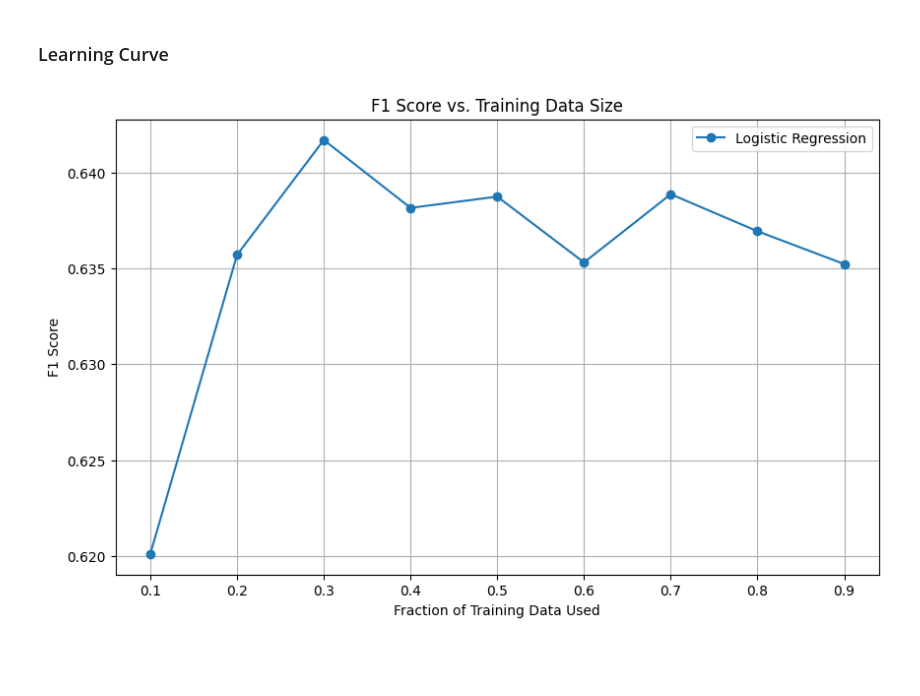
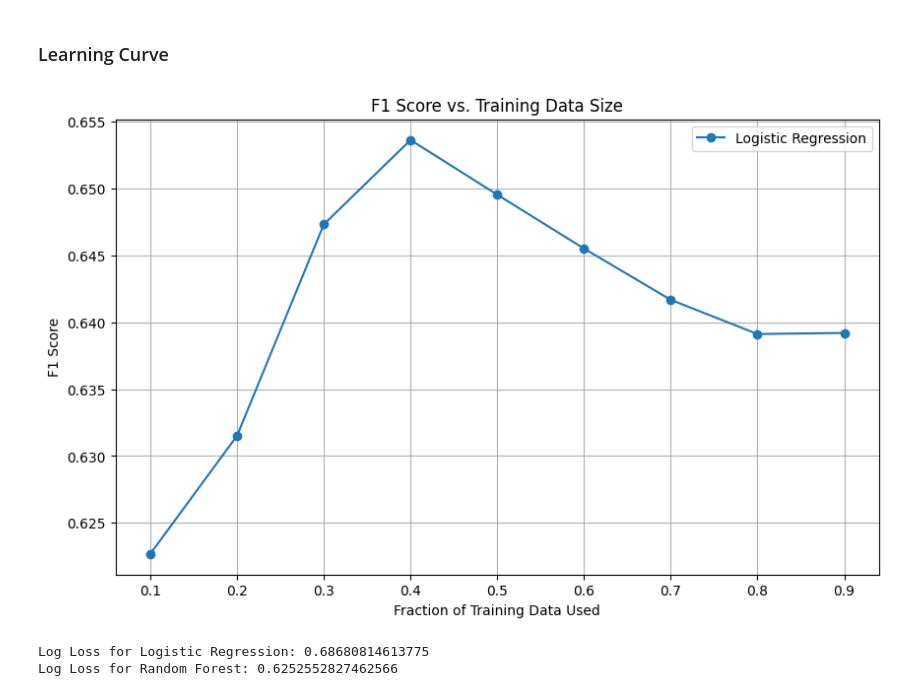
Before and after one commit to belalmn/Deepfake-Detection-Capstone, a Jupyter notebook: Model Training and Evaluation.ipynb, the cells around one changed output. Saved outputs shown, nothing was run; the diff lists cells and outputs as text; code cells hidden in the pictures; blank space fills up the shorter version.

```diff
--- a/Model Training and Evaluation.ipynb
+++ b/Model Training and Evaluation.ipynb
@@ -106,7 +106,7 @@ X = df.drop(['video_name', 'Video Authenticity Label'], axis=1)
 y = df['Video Authenticity Label'].map({'FAKE': 0, 'REAL': 1})  # Convert labels to binary
 
 # Split the dataset into training and testing sets
-X_train, X_test, y_train, y_test = train_test_split(X, y, test_size=0.2, random_state=42)
+X_train, X_test, y_train, y_test = train_test_split(X, y, test_size=0.2, shuffle=False)
 
 # Impute missing values using the mean of each column
 imputer = SimpleImputer(strategy='mean')
@@ -352,35 +352,35 @@ def calculate_f1_scores(model, X, y, increments, imputer, scaler):
     """
     f1_scores = []
     for frac in increments:
         # Splitting the data
-        X_sample, _, y_sample, _ = train_test_split(X, y, train_size=frac, random_state=42)
+        X_sample, _, y_sample, _ = train_test_split(X, y, train_size=frac, shuffle=False)
 
         # Impute and scale the sample
         X_sample_imputed = imputer.fit_transform(X_sample)
         X_sample_scaled = scaler.fit_transform(X_sample_imputed)
 
         # Training the model
         model.fit(X_sample_scaled, y_sample)
 
         # Making predictions and calculating F1 score
         predictions = model.predict(X_sample_scaled)
         score = f1_score(y_sample, predictions)
         f1_scores.append(score)
 
     return f1_scores
 fractions = np.linspace(0.1, 0.9, 9)  # Adjusted fractions, excluding 1.0
 f1_scores_logistic = calculate_f1_scores(LogisticRegression(max_iter=1000), X_train, y_train, fractions, imputer, scaler)
 
 plt.figure(figsize=(10, 6))
 plt.plot(fractions, f1_scores_logistic, marker='o', label='Logistic Regression')
 plt.title('F1 Score vs. Training Data Size')
 plt.xlabel('Fraction of Training Data Used')
 plt.ylabel('F1 Score')
 plt.legend()
 plt.grid(True)
 plt.show()
 # %% [output]
-[figure, old version]
+[figure, new version]
 # %%
 from sklearn.metrics import log_loss
 
@@ -394,3 +394,6 @@ rf_probs = rf_model.predict_proba(X_test_imputed)[:, 1]
 # Calculate the log loss for the Random Forest model
 log_loss_rf = log_loss(y_test, rf_probs)
 print(f"Log Loss for Random Forest: {log_loss_rf}")
+# %% [output]
+Log Loss for Logistic Regression: 0.68680814613775
+Log Loss for Random Forest: 0.6252552827462566
```
Also changed, not shown: parts of 13 cells of this notebook.
